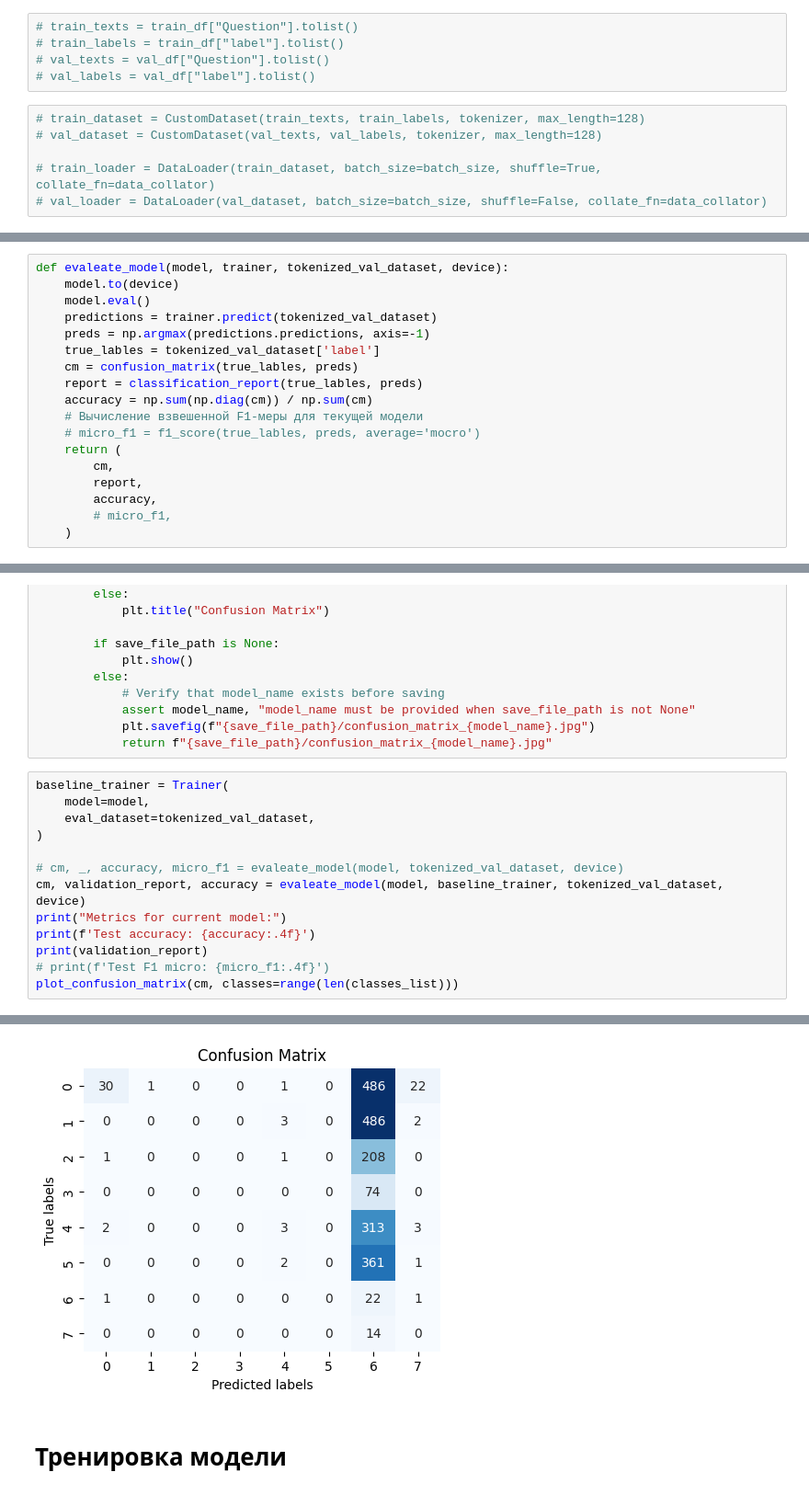
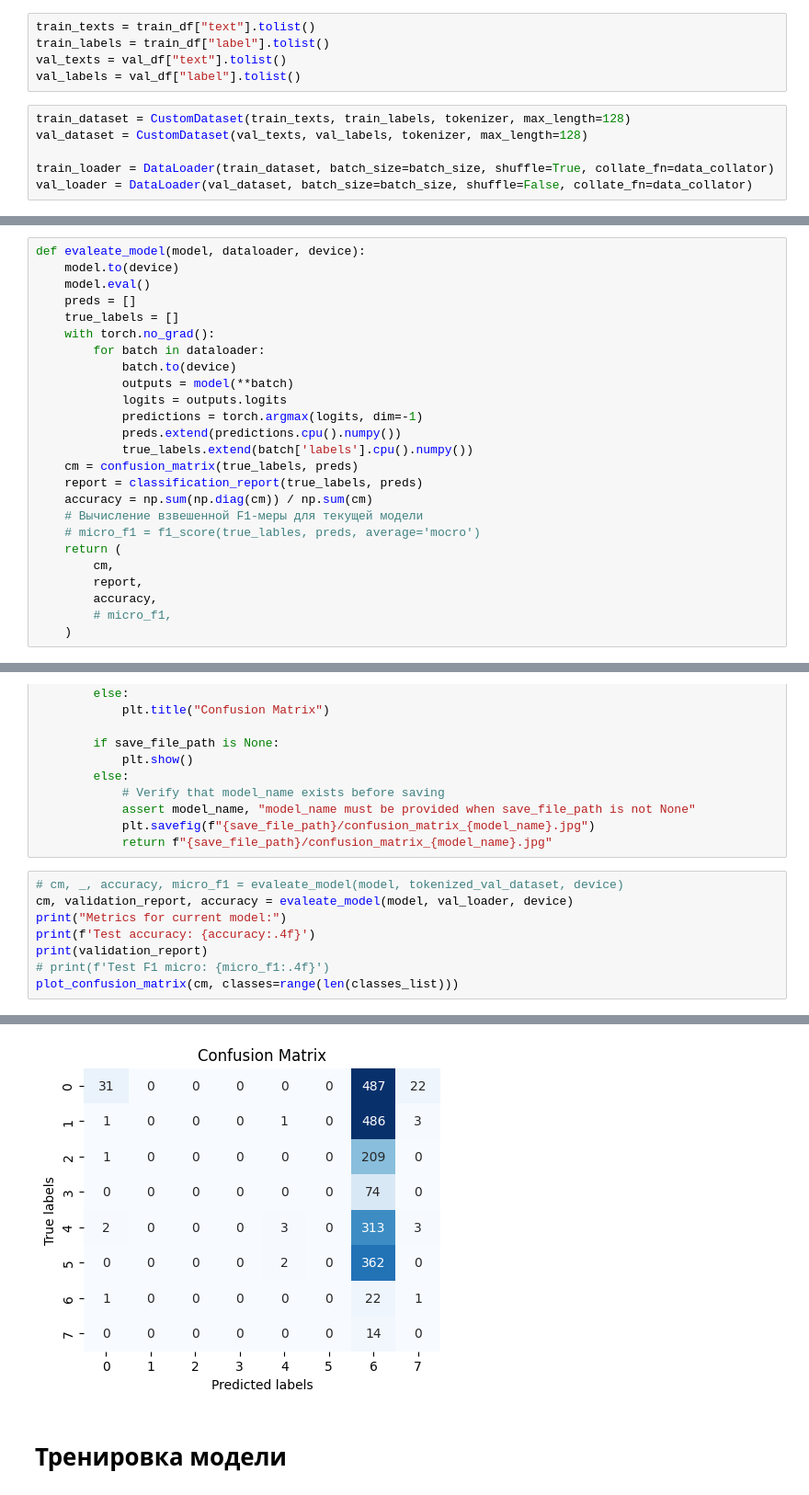
Before and after one commit to pavel-collab/SBT-kaggle-nlp, a Jupyter notebook: main.ipynb, the cells around one changed output, grey strips where cells are left out. Shown at 92% size. Cells and saved outputs as stored; diff of their text form.

```diff
--- a/main.ipynb
+++ b/main.ipynb
@@ -154,12 +154,12 @@ BertForSequenceClassification(
 # %%
-# train_texts = train_df["Question"].tolist()
-# train_labels = train_df["label"].tolist()
-# val_texts = val_df["Question"].tolist()
-# val_labels = val_df["label"].tolist()
+train_texts = train_df["text"].tolist()
+train_labels = train_df["label"].tolist()
+val_texts = val_df["text"].tolist()
+val_labels = val_df["label"].tolist()
 # %%
-# train_dataset = CustomDataset(train_texts, train_labels, tokenizer, max_length=128)
-# val_dataset = CustomDataset(val_texts, val_labels, tokenizer, max_length=128)
+train_dataset = CustomDataset(train_texts, train_labels, tokenizer, max_length=128)
+val_dataset = CustomDataset(val_texts, val_labels, tokenizer, max_length=128)
 
-# train_loader = DataLoader(train_dataset, batch_size=batch_size, shuffle=True, collate_fn=data_collator)
-# val_loader = DataLoader(val_dataset, batch_size=batch_size, shuffle=False, collate_fn=data_collator)
+train_loader = DataLoader(train_dataset, batch_size=batch_size, shuffle=True, collate_fn=data_collator)
+val_loader = DataLoader(val_dataset, batch_size=batch_size, shuffle=False, collate_fn=data_collator)
 # %%
@@ -175,14 +175,21 @@ tokenized_val_dataset = val_dataset.map(tokenize_function, batched=True)
 # %% [markdown]
 # Baseline модель
 # %%
-def evaleate_model(model, trainer, tokenized_val_dataset, device):
+def evaleate_model(model, dataloader, device):
     model.to(device)
     model.eval()
-    predictions = trainer.predict(tokenized_val_dataset)
-    preds = np.argmax(predictions.predictions, axis=-1)
-    true_lables = tokenized_val_dataset['label']
-    cm = confusion_matrix(true_lables, preds)
-    report = classification_report(true_lables, preds)
+    preds = []
+    true_labels = []
+    with torch.no_grad():
+        for batch in dataloader:
+            batch.to(device)
+            outputs = model(**batch)
+            logits = outputs.logits
+            predictions = torch.argmax(logits, dim=-1)
+            preds.extend(predictions.cpu().numpy())
+            true_labels.extend(batch['labels'].cpu().numpy())
+    cm = confusion_matrix(true_labels, preds)
+    report = classification_report(true_labels, preds)
     accuracy = np.sum(np.diag(cm)) / np.sum(cm)
     # Вычисление взвешенной F1-меры для текущей модели
     # micro_f1 = f1_score(true_lables, preds, average='mocro')
@@ -235,13 +242,8 @@ def plot_confusion_matrix(cm, classes, model_name=None, save_file_path=None):
             plt.savefig(f"{save_file_path}/confusion_matrix_{model_name}.jpg")
             return f"{save_file_path}/confusion_matrix_{model_name}.jpg"
 # %%
-baseline_trainer = Trainer(
-    model=model,
-    eval_dataset=tokenized_val_dataset,
-)
-
 # cm, _, accuracy, micro_f1 = evaleate_model(model, tokenized_val_dataset, device)
-cm, validation_report, accuracy = evaleate_model(model, baseline_trainer, tokenized_val_dataset, device)
+cm, validation_report, accuracy = evaleate_model(model, val_loader, device)
 print("Metrics for current model:")
 print(f'Test accuracy: {accuracy:.4f}')
 print(validation_report)
@@ -267,3 +269,3 @@ weighted avg       0.28      0.03      0.03      2038
-[figure, old version]
+[figure, new version]
 # %% [markdown]
 # Тренировка модели
```
Also changed, not shown: parts of 15 cells of this notebook.
